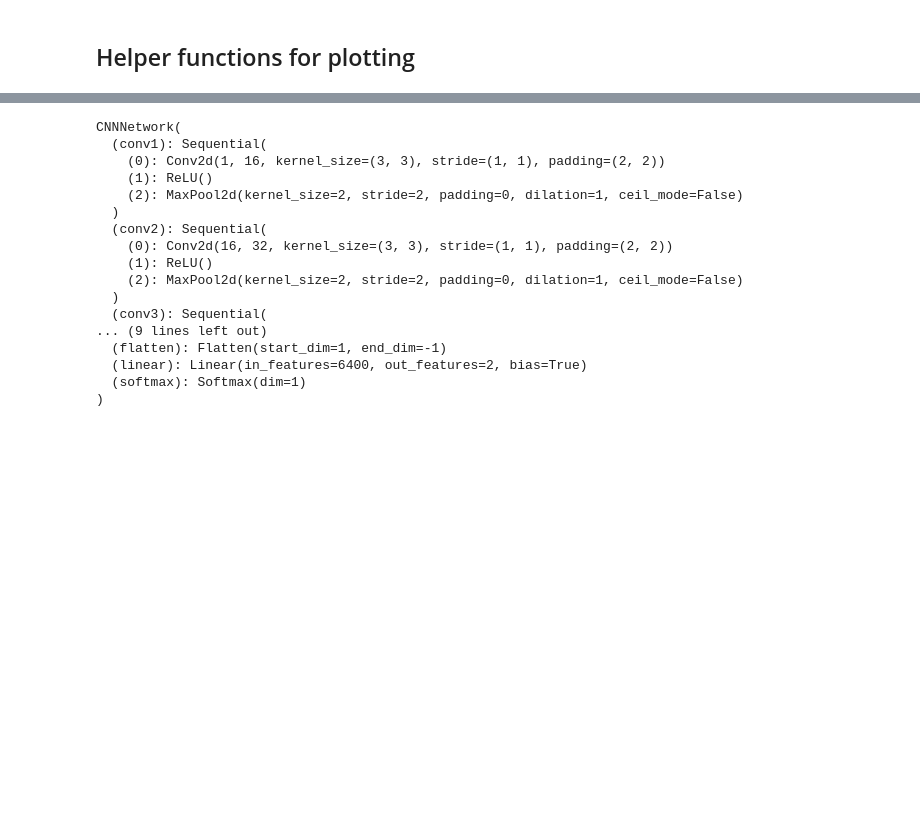
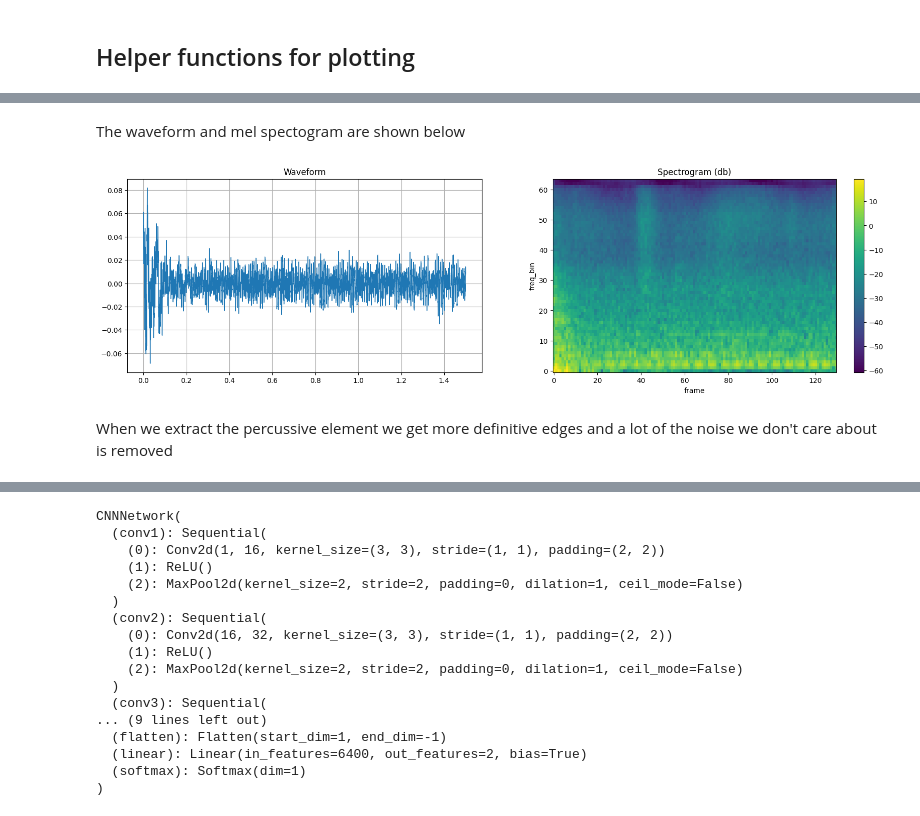
Before and after one commit to jaronsander/sip_data, a Jupyter notebook: demo.ipynb, the cells around one changed output, grey strips where cells are left out. Saved outputs shown, nothing was run; the diff lists cells and outputs as text; code cells hidden in the pictures; blank space fills up the shorter version.

```diff
--- a/demo.ipynb
+++ b/demo.ipynb
@@ -63,7 +73,4 @@ Collected audio data has been categorised up into ambient and fall samples.
 # %%
-ambient, sr = torchaudio.load('ambient noise/ambient_1000_0.wav')
-ambient = _mix_down_if_necessary(ambient)
-plot_waveform(ambient, sr, title='Ambient')
-plot_spectrogram(mel(ambient)[0], title='Ambient Spectrogram')
+ambient, sr = torchaudio.load('ambient noise/ambient_110_0.wav')
 Audio(data=ambient, rate=sr)
 # %% [output]
@@ -72,2 +77,10 @@ Audio(data=ambient, rate=sr)
 [interactive output not drawn]
+# %% [markdown]
+The waveform and mel spectogram are shown below
+# %%
+plot_audio(ambient, sr)
+# %% [output]
+[figure, added]
+# %% [markdown]
+When we extract the percussive element we get more definitive edges and a lot of the noise we don't care about is removed
 # %%
```
Also changed, not shown: parts of 22 cells of this notebook, 2 other files.
